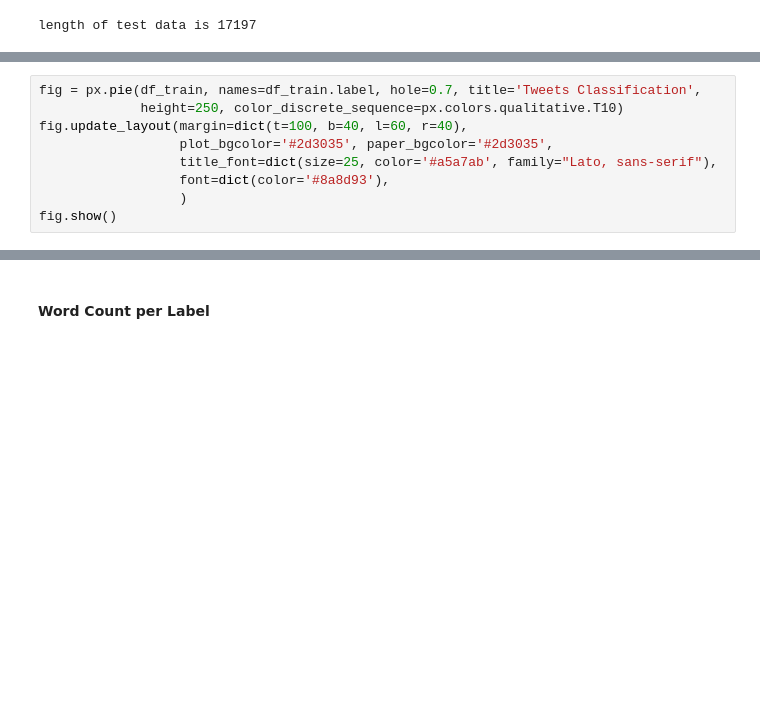
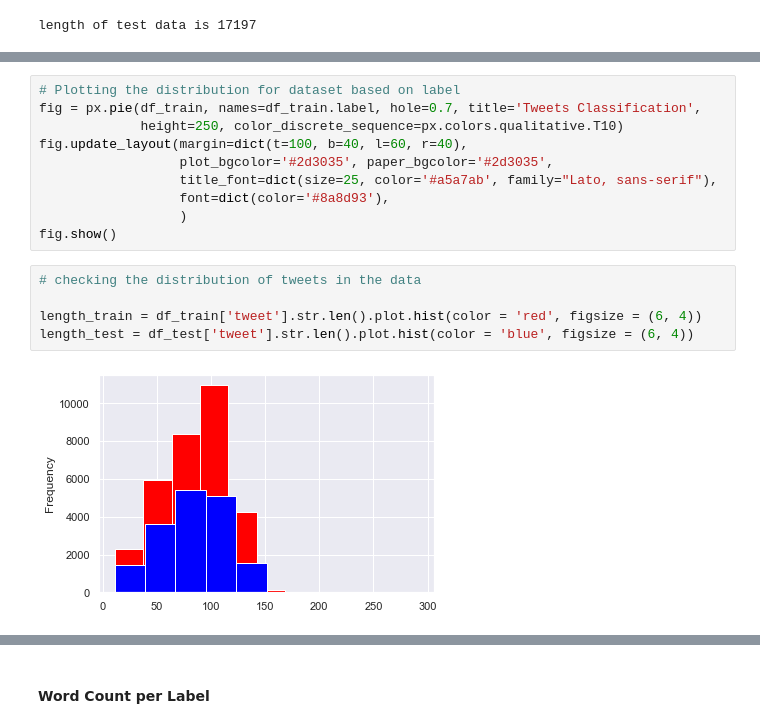
Before and after one commit to bits-mtech/NLP, a Jupyter notebook: Assignment.ipynb, the cells around one changed output, grey strips where cells are left out. Drawn from its saved outputs; the diff is of its cells as text; blank space fills up the shorter version.

```diff
--- a/Assignment.ipynb
+++ b/Assignment.ipynb
@@ -101,4 +127,5 @@ sns.countplot(x='label', data=df_train)
 # %%
+# Plotting the distribution for dataset based on label
 fig = px.pie(df_train, names=df_train.label, hole=0.7, title='Tweets Classification',
              height=250, color_discrete_sequence=px.colors.qualitative.T10)
 fig.update_layout(margin=dict(t=100, b=40, l=60, r=40),
@@ -107,3 +134,10 @@ fig.update_layout(margin=dict(t=100, b=40, l=60, r=40),
                   font=dict(color='#8a8d93'),
                   )
 fig.show()
+# %%
+# checking the distribution of tweets in the data
+
+length_train = df_train['tweet'].str.len().plot.hist(color = 'red', figsize = (6, 4))
+length_test = df_test['tweet'].str.len().plot.hist(color = 'blue', figsize = (6, 4))
+# %% [output]
+[figure, added]
```
Also changed, not shown: parts of 71 cells of this notebook.
